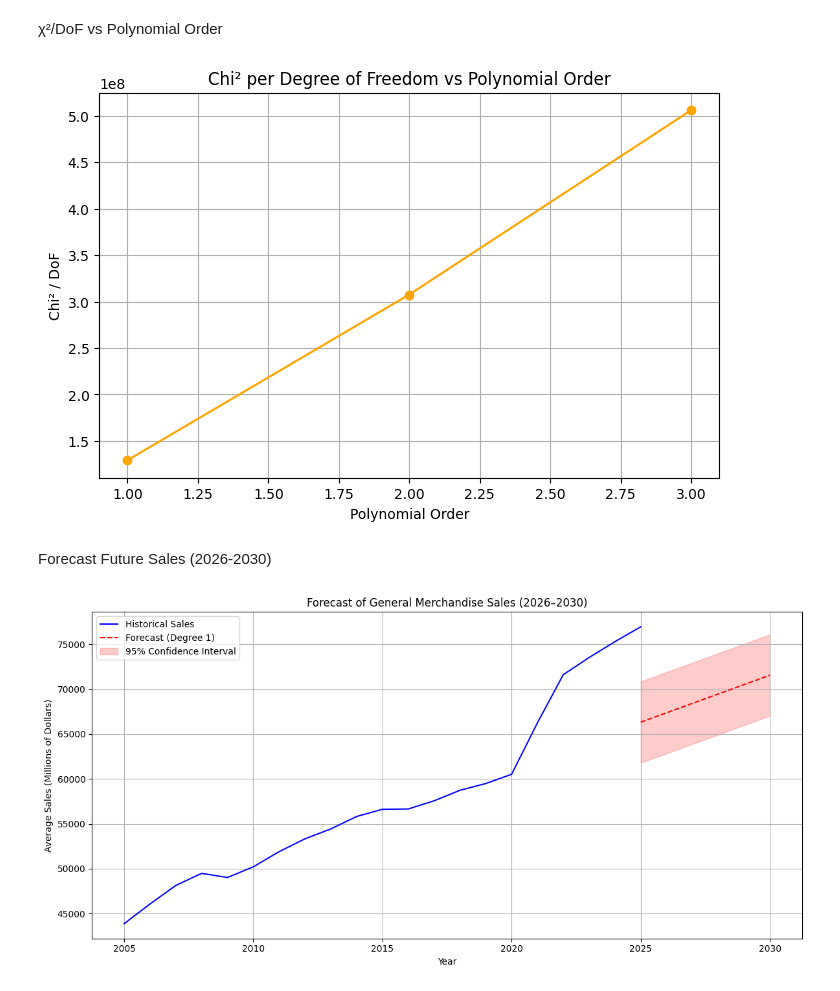
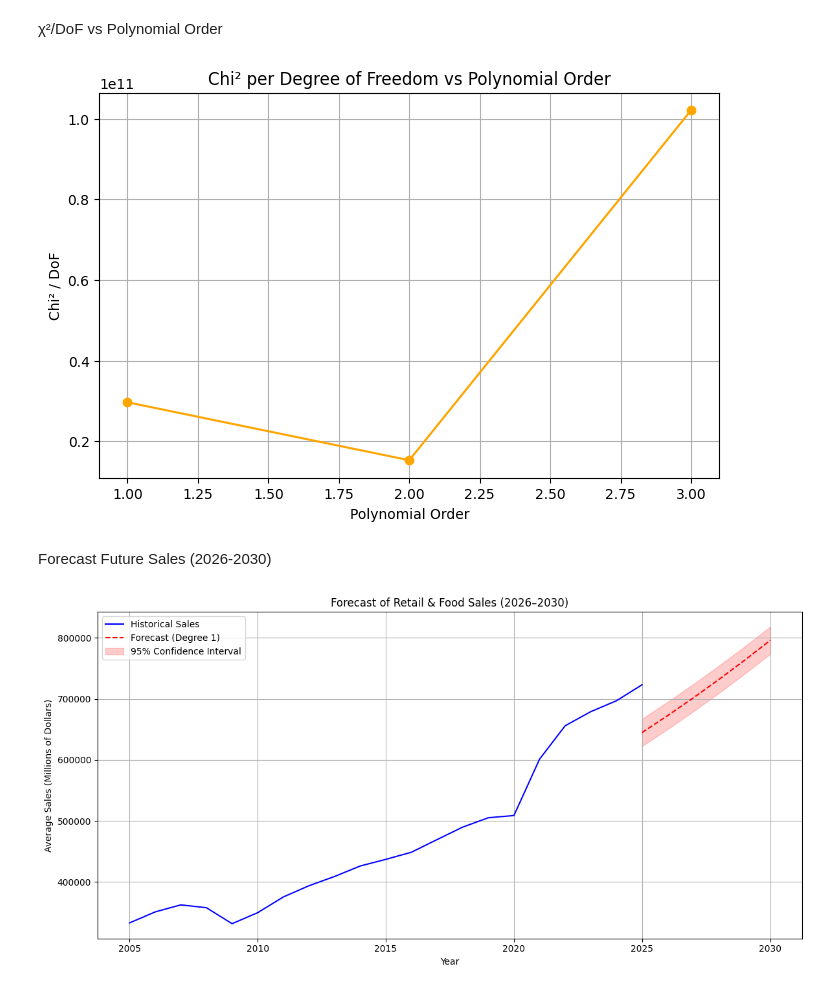
Before and after one commit to AjwadIbnSwalehin/retail-macro-forecasting, a Jupyter notebook: notebooks/general_merchandise.ipynb, the cells around one changed output. Saved outputs shown, nothing was run; the diff lists cells and outputs as text; code cells hidden in the pictures.

Commit message:
Changed dataset to Retail & Food

```diff
--- a/notebooks/general_merchandise.ipynb
+++ b/notebooks/general_merchandise.ipynb
@@ -17,6 +17,6 @@ from src.analysis_utils import compute_yearly_averages, fit_polynomial_models
 Output Table
 # %%
 # Change the path to what suits your machine
-df = pd.read_csv('../data/general_merchandise_stores_adjusted.csv', index_col = 0)
+df = pd.read_csv('../data/retail_and_food_services_adjusted.csv', index_col = 0)
 print(df)
 # %% [output]
@@ -241,42 +241,42 @@ plt.ylabel("Chi² / DoF")
 plt.grid(True)
 plt.show()
 # %% [output]
-[figure, old version]
+[figure, new version]
 # %% [markdown]
 Forecast Future Sales (2026-2030)
 # %%
-best_order = 1
+best_order = 2
 model = polynomials[best_order]
 
 future_years = np.array([2025, 2026, 2027, 2028, 2029, 2030])
 future_scaled = future_years - years.min()
 future_preds =  model(future_scaled)
 
 residuals = y_test - predictions[best_order]
 std_error = np.std(residuals)
 
 # 95% Confidence Intervals
 
 upper_bound = future_preds + 1.96 * std_error
 lower_bound = future_preds - 1.96 * std_error
 
 plt.figure(figsize=(12, 6))
 
 # Historical data
 plt.plot(years, sales, label="Historical Sales", color="blue")
 
 # Forecast
 plt.plot(future_years, future_preds, label="Forecast (Degree 1)", color="red", linestyle="--")
 
 # Confidence interval shading
 plt.fill_between(future_years, lower_bound, upper_bound, color="red", alpha=0.2, label="95% Confidence Interval")
 
-plt.title("Forecast of General Merchandise Sales (2026–2030)")
+plt.title("Forecast of Retail & Food Sales (2026–2030)")
 plt.xlabel("Year")
 plt.ylabel("Average Sales (Millions of Dollars)")
 plt.legend()
 plt.grid(True)
 plt.tight_layout()
 plt.show()
 # %% [output]
-[figure, old version]
+[figure, new version]
```
Also changed, not shown: parts of 8 cells of this notebook, 1 other file.
